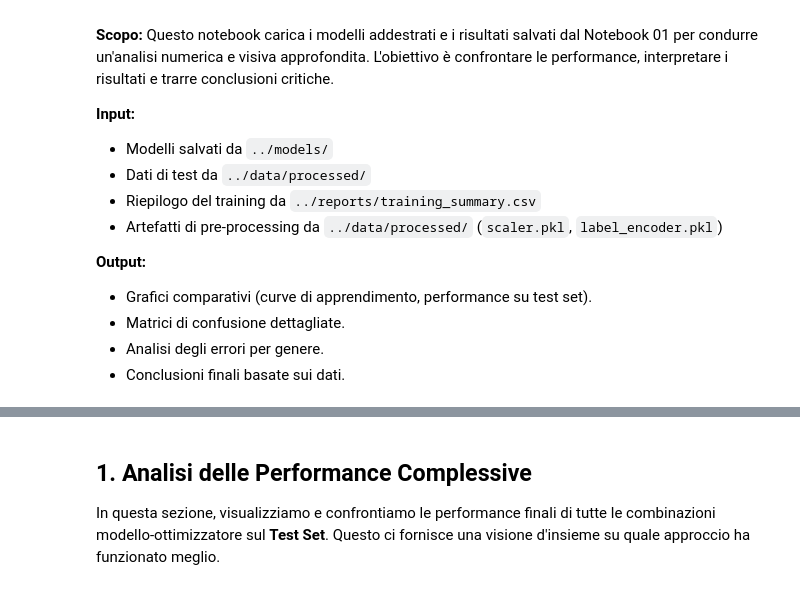
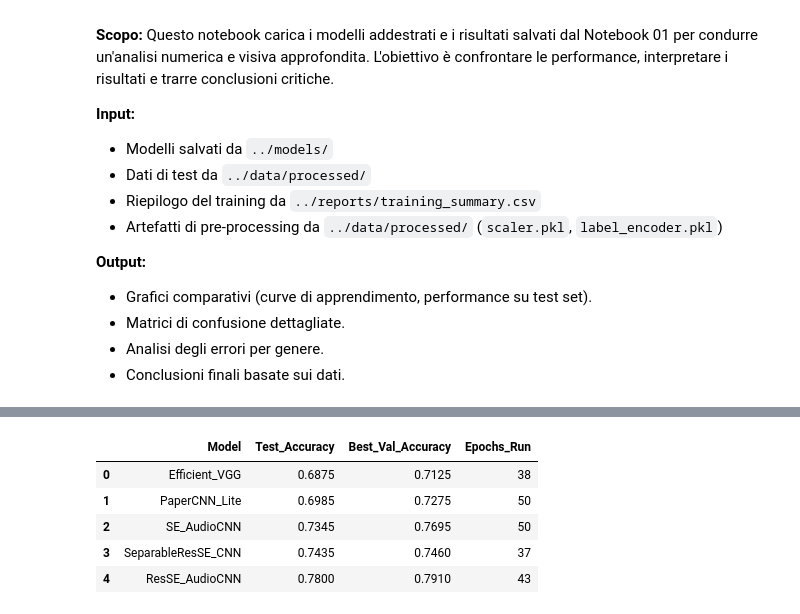
Before and after one commit to alepot55/Reproducible-MGC-GTZAN, a Jupyter notebook: notebooks/ale/02_Analysis_and_Inference.ipynb, the cells around one changed output, grey strips where cells are left out. Saved outputs shown, nothing was run; the diff lists cells and outputs as text; code cells hidden in the pictures.

```diff
--- a/notebooks/ale/02_Analysis_and_Inference.ipynb
+++ b/notebooks/ale/02_Analysis_and_Inference.ipynb
@@ -79,4 +243,9 @@ To enable the following instructions: AVX2 AVX_VNNI FMA, in other operations, re
-# %% [markdown]
-## 1. Analisi delle Performance Complessive
-
-In questa sezione, visualizziamo e confrontiamo le performance finali di tutte le combinazioni modello-ottimizzatore sul **Test Set**. Questo ci fornisce una visione d'insieme su quale approccio ha funzionato meglio.
+# %%
+results_df
+# %% [output]
+|  | Model | Test_Accuracy | Best_Val_Accuracy | Epochs_Run |
+| 0 | Efficient_VGG | 0.6875 | 0.7125 | 38 |
+| 1 | PaperCNN_Lite | 0.6985 | 0.7275 | 50 |
+| 2 | SE_AudioCNN | 0.7345 | 0.7695 | 50 |
+| 3 | SeparableResSE_CNN | 0.7435 | 0.7460 | 37 |
+| 4 | ResSE_AudioCNN | 0.7800 | 0.7910 | 43 |
```
Also changed, not shown: parts of 7 cells of this notebook, 7 other files.
